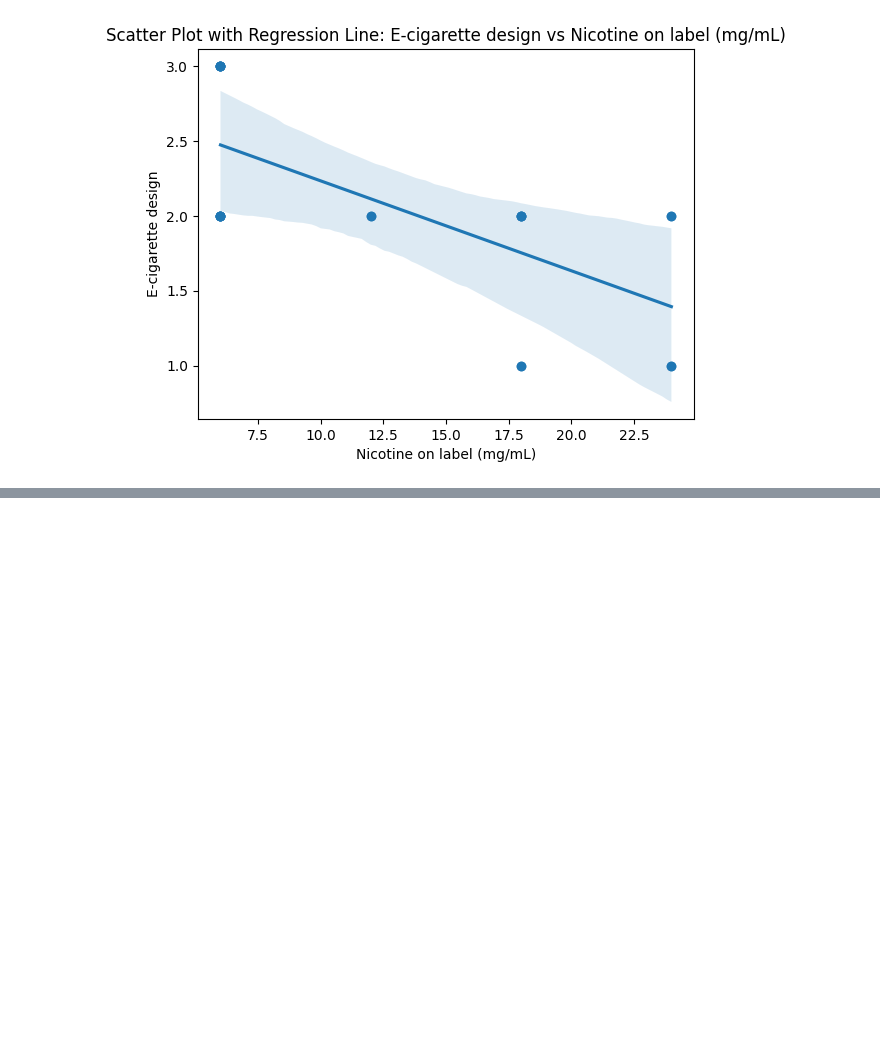
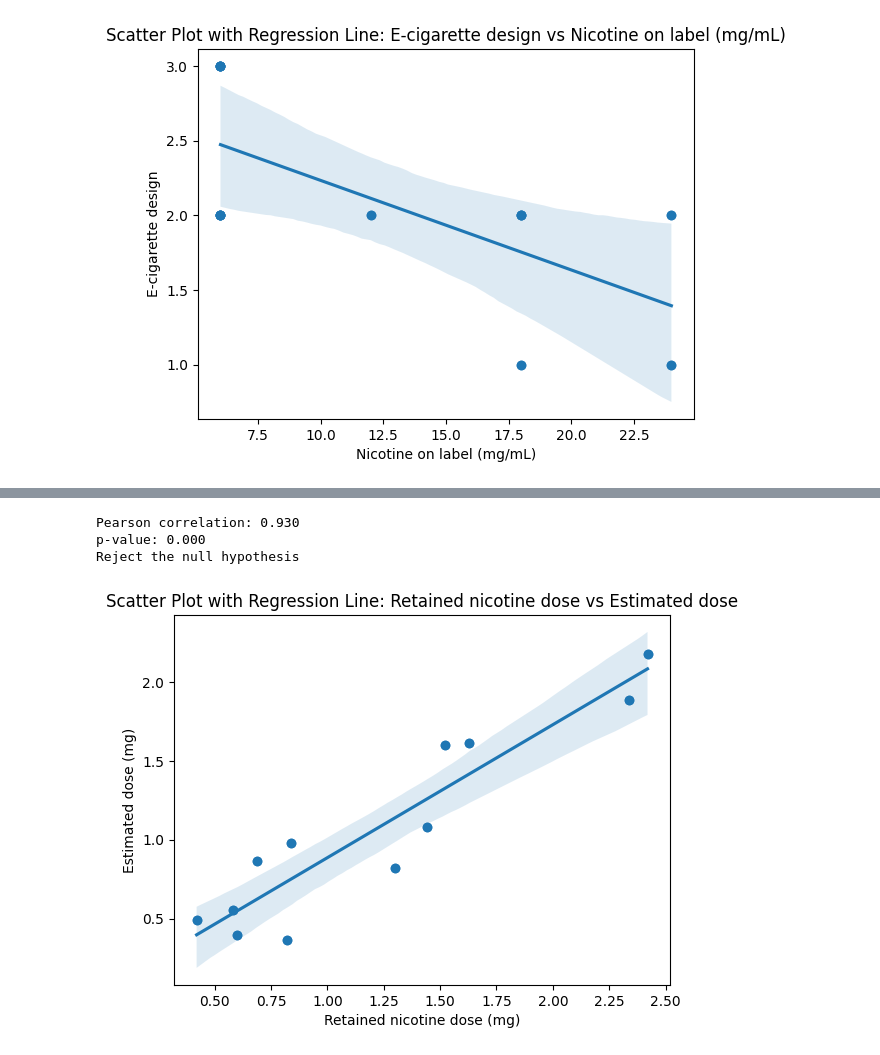
Before and after one commit to harshit2702/Major-Project-Nicotine-Retention, a Jupyter notebook: notebooks/discoveringData.ipynb, the cells around one changed output, grey strips where cells are left out. Drawn from its saved outputs; the diff is of its cells as text; code cells hidden in the pictures; blank space fills up the shorter version.

```diff
--- a/notebooks/discoveringData.ipynb
+++ b/notebooks/discoveringData.ipynb
@@ -436,0 +420,5 @@ nicotine_design.corr()
+# %%
+pharmacokineticProfile_selected = pharmacokineticProfile[['Subject', 'Cmax (ng/mL)', 'AUC(0→∞) (ng/mL•min)', 'Tmax (min)', 'Half-life (min)', 'Retained nicotine dose (mg)']]
+pharmacokineticProfile_selected.loc[:, 'estimated_dose (mg)'] = pharmacokineticProfile_selected['AUC(0→∞) (ng/mL•min)'] * 1200 / 1000000
+pharmacokineticProfile_selected.dropna(inplace=True)
+pharmacokineticProfile_selected
@@ -436,0 +448,25 @@ nicotine_design.corr()
+# %%
+# Perform hypothesis test
+corr, p_value = pearsonr(pharmacokineticProfile_selected['Retained nicotine dose (mg)'], pharmacokineticProfile_selected['estimated_dose (mg)'])
+
+# Print the results
+print(f'Pearson correlation: {corr:.3f}')
+print(f'p-value: {p_value:.3f}')
+
+# Check if the p-value is less than the significance level (e.g., 0.05)
+if p_value < 0.05:
+    print("Reject the null hypothesis")
+else:
+    print("Fail to reject the null hypothesis")
+
+plt.scatter(pharmacokineticProfile_selected['Retained nicotine dose (mg)'], pharmacokineticProfile_selected['estimated_dose (mg)'])
+sns.regplot(x=pharmacokineticProfile_selected['Retained nicotine dose (mg)'], y=pharmacokineticProfile_selected['estimated_dose (mg)'])
+plt.xlabel('Retained nicotine dose (mg)')
+plt.ylabel('Estimated dose (mg)')
+plt.title('Scatter Plot with Regression Line: Retained nicotine dose vs Estimated dose')
+plt.show()
+# %% [output]
+Pearson correlation: 0.930
+p-value: 0.000
+Reject the null hypothesis
+[figure, added]
```
Also changed, not shown: parts of 17 cells of this notebook, 7 other files.
